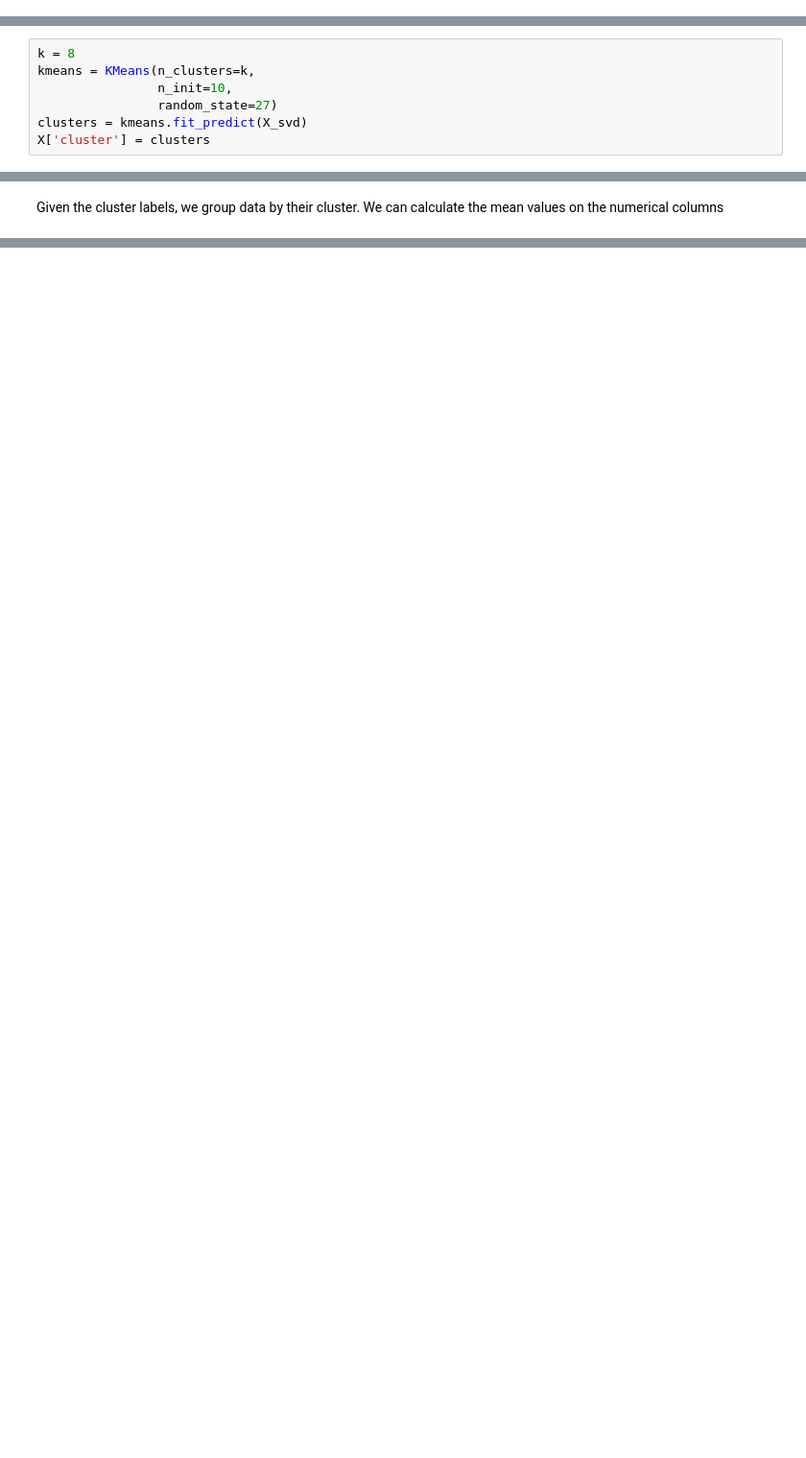
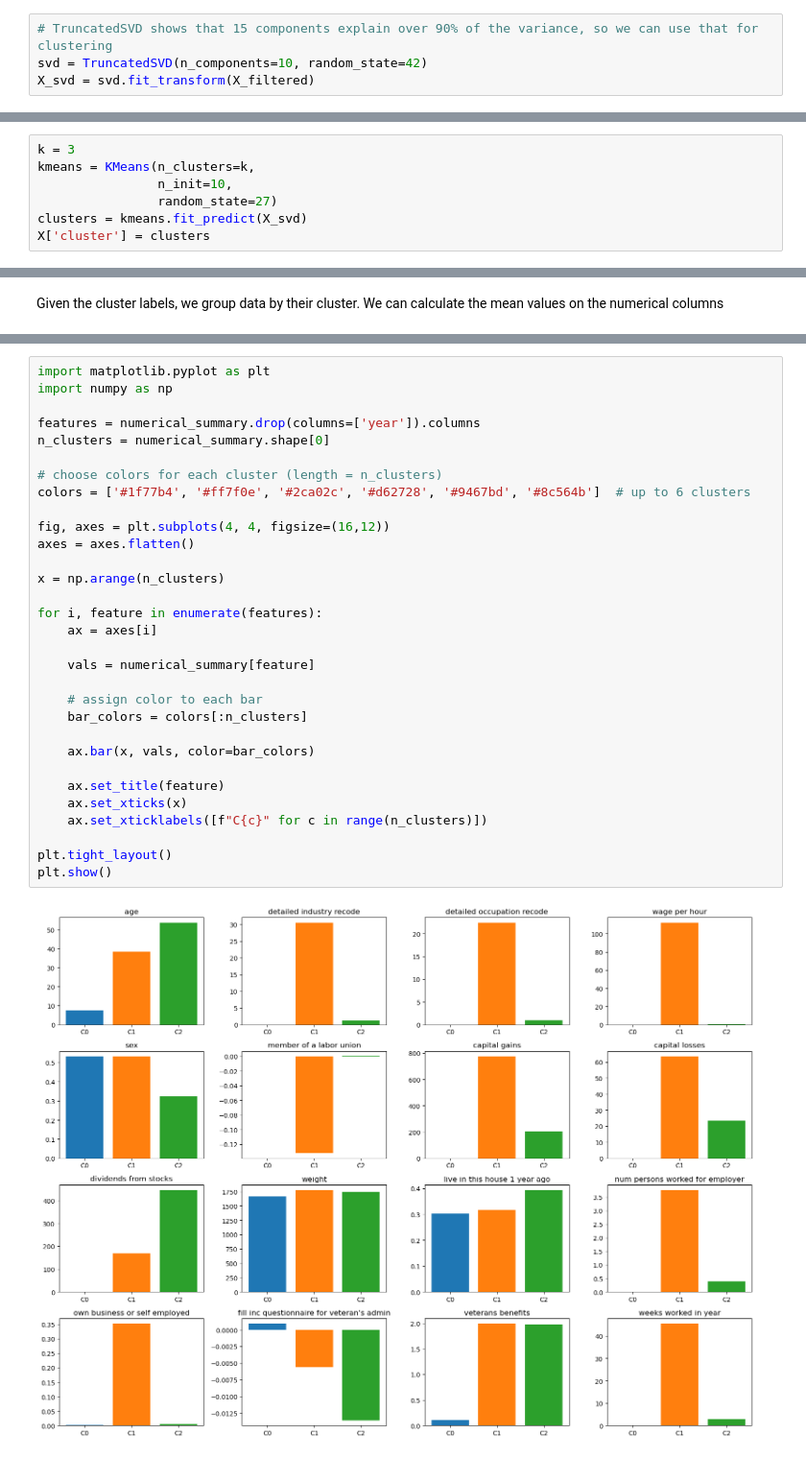
Before and after one commit to yang3410/Chase-take-home-project, a Jupyter notebook: Clustering.ipynb, the cells around one changed output, grey strips where cells are left out. Shown at 96% size. Saved outputs shown, nothing was run; the diff lists cells and outputs as text; blank space fills up the shorter version.

```diff
--- a/Clustering.ipynb
+++ b/Clustering.ipynb
@@ -84,3 +92,7 @@ plt.show()
+# %%
+# TruncatedSVD shows that 15 components explain over 90% of the variance, so we can use that for clustering
+svd = TruncatedSVD(n_components=10, random_state=42)
+X_svd = svd.fit_transform(X_filtered)
 # %%
 inertia = []
 K = range(2, 20)
@@ -101,7 +113,7 @@ plt.show()
 K-Means on Truncated SVD reduced data and on scaled only data both show an "elbow" at number of clsuters = 8.
 We now train a K-Means with k = 8 to get cluster assignment.
 # %%
-k = 8
+k = 3
 kmeans = KMeans(n_clusters=k,
                 n_init=10,
                 random_state=27)
@@ -157,0 +168,33 @@ Name: count, dtype: int64
+# %%
+import matplotlib.pyplot as plt
+import numpy as np
+
+features = numerical_summary.drop(columns=['year']).columns
+n_clusters = numerical_summary.shape[0]
+
+# choose colors for each cluster (length = n_clusters)
+colors = ['#1f77b4', '#ff7f0e', '#2ca02c', '#d62728', '#9467bd', '#8c564b']  # up to 6 clusters
+
+fig, axes = plt.subplots(4, 4, figsize=(16,12))
+axes = axes.flatten()
+
+x = np.arange(n_clusters)
+
+for i, feature in enumerate(features):
+    ax = axes[i]
+
+    vals = numerical_summary[feature]
+
+    # assign color to each bar
+    bar_colors = colors[:n_clusters]
+
+    ax.bar(x, vals, color=bar_colors)
+
+    ax.set_title(feature)
+    ax.set_xticks(x)
+    ax.set_xticklabels([f"C{c}" for c in range(n_clusters)])
+
+plt.tight_layout()
+plt.show()
+# %% [output]
+[figure, added]
```
Also changed, not shown: parts of 12 cells of this notebook, 1 other file.
